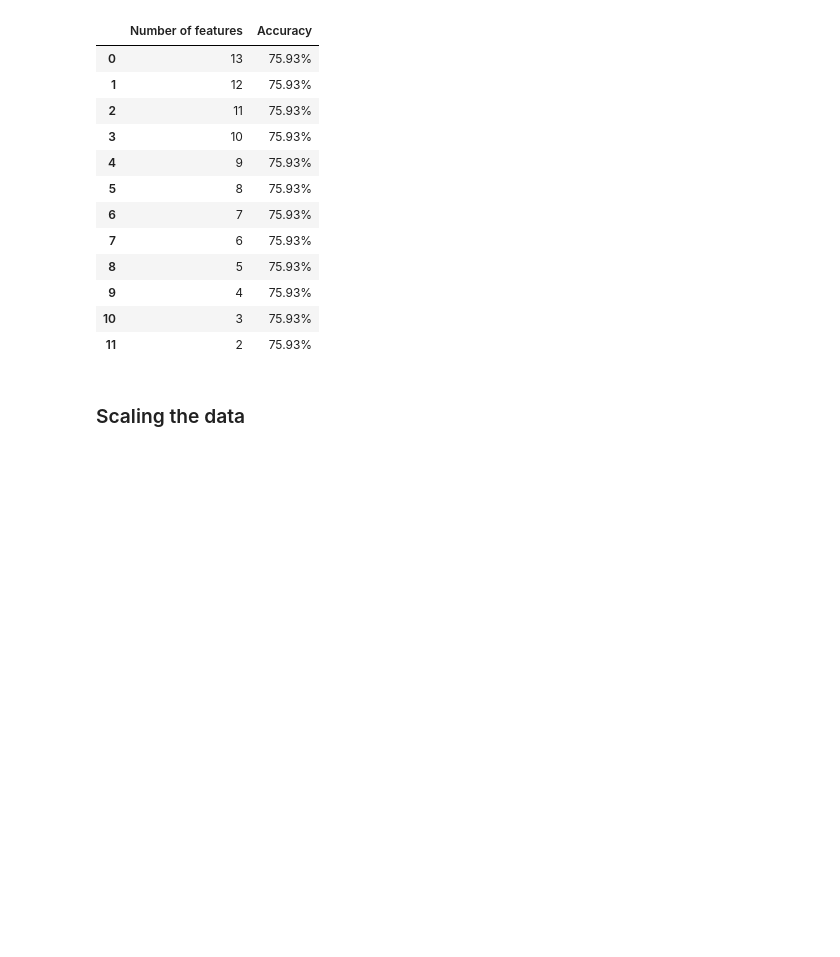
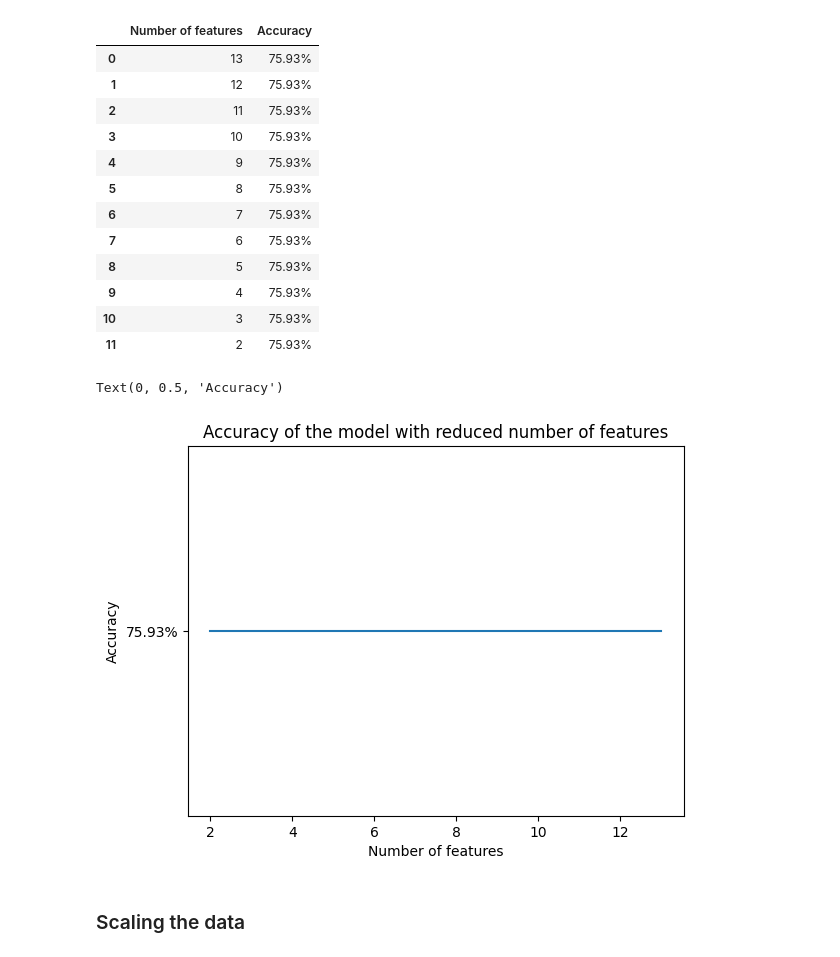
Before and after one commit to psiku/FHSalzburg-DataScience, a Jupyter notebook: Lab2/minimal_distance_classifier.ipynb, the cells around one changed output. Drawn from its saved outputs; the diff is of its cells as text; code cells hidden in the pictures; blank space fills up the shorter version.

Commit message:
Add plots

```diff
--- a/Lab2/minimal_distance_classifier.ipynb
+++ b/Lab2/minimal_distance_classifier.ipynb
@@ -254,6 +254,14 @@ df_performance.head(15)
 | 9 | 4 | 75.93% |
 | 10 | 3 | 75.93% |
 | 11 | 2 | 75.93% |
+# %%
+plt.plot(df_performance['Number of features'][::-1], df_performance['Accuracy'][::-1])
+plt.title("Accuracy of the model with reduced number of features")
+plt.xlabel("Number of features")
+plt.ylabel("Accuracy")
+# %% [output]
+Text(0, 0.5, 'Accuracy')
+[figure, added]
 # %% [markdown]
 ### Scaling the data
 # %%
```
Also changed, not shown: parts of 2 cells of this notebook.
